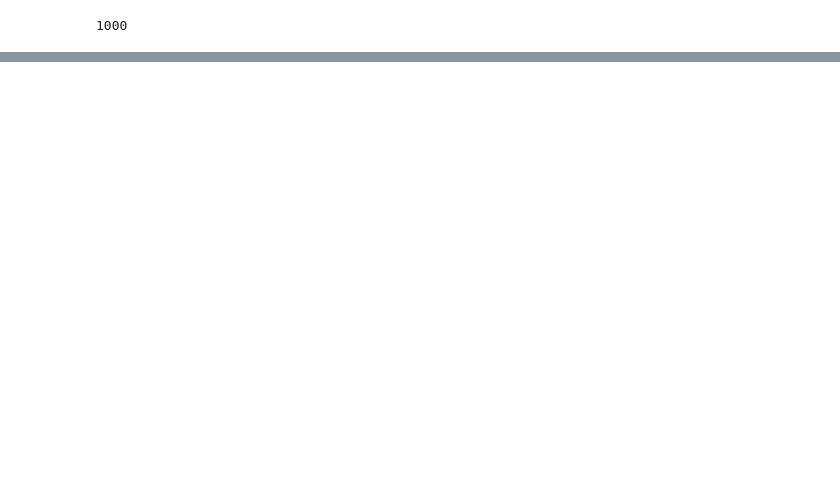
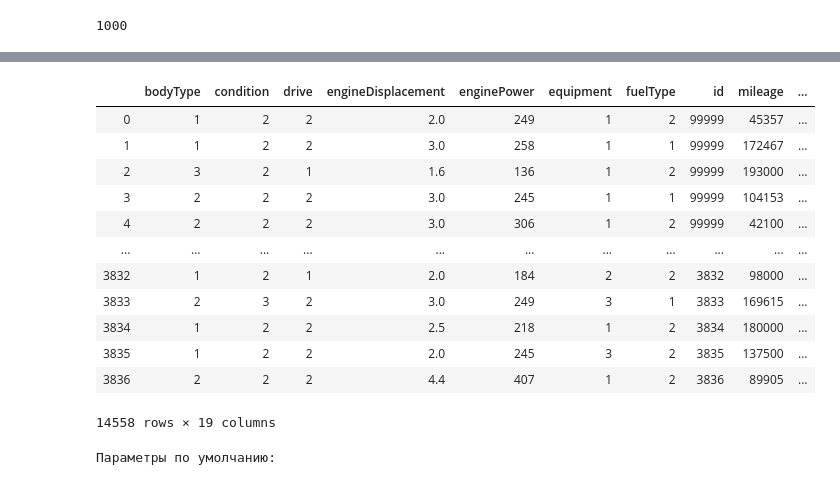
Before and after one commit to tatianazhemantseva/Car-price-prediction, a Jupyter notebook: project_BMW.ipynb, the cells around one changed output, grey strips where cells are left out. Drawn from its saved outputs; the diff is of its cells as text; code cells hidden in the pictures; blank space fills up the shorter version.

```diff
--- a/project_BMW.ipynb
+++ b/project_BMW.ipynb
@@ -1050,0 +1211,5 @@ NameError: name 'sample_submission' is not defined
+# %%
+ca3 = ca.copy()
+df3 = df.copy()
+ca3['id'] = 99999
+all3 = ca3.append(df3)
@@ -1050,0 +1224,16 @@ NameError: name 'sample_submission' is not defined
+# %%
+all3
+# %% [output]
+|  | bodyType | condition | drive | engineDisplacement | enginePower | equipment | fuelType | id | mileage | ... |
+| 0 | 1 | 2 | 2 | 2.0 | 249 | 1 | 2 | 99999 | 45357 | ... |
+| 1 | 1 | 2 | 2 | 3.0 | 258 | 1 | 1 | 99999 | 172467 | ... |
+| 2 | 3 | 2 | 1 | 1.6 | 136 | 1 | 2 | 99999 | 193000 | ... |
+| 3 | 2 | 2 | 2 | 3.0 | 245 | 1 | 1 | 99999 | 104153 | ... |
+| 4 | 2 | 2 | 2 | 3.0 | 306 | 1 | 2 | 99999 | 42100 | ... |
+| ... | ... | ... | ... | ... | ... | ... | ... | ... | ... | ... |
+| 3832 | 1 | 2 | 1 | 2.0 | 184 | 2 | 2 | 3832 | 98000 | ... |
+| 3833 | 2 | 3 | 2 | 3.0 | 249 | 3 | 1 | 3833 | 169615 | ... |
+| 3834 | 1 | 2 | 2 | 2.5 | 218 | 1 | 2 | 3834 | 180000 | ... |
+| 3835 | 1 | 2 | 2 | 2.0 | 245 | 3 | 2 | 3835 | 137500 | ... |
+| 3836 | 2 | 2 | 2 | 4.4 | 407 | 1 | 2 | 3836 | 89905 | ... |
+14558 rows × 19 columns
@@ -1050,0 +1260,34 @@ NameError: name 'sample_submission' is not defined
+# %%
+import pandas as pd
+import numpy as np
+import matplotlib.pyplot as plt
+
+from sklearn.model_selection import cross_val_score, train_test_split
+from sklearn.ensemble import BaggingClassifier, RandomForestClassifier
+from sklearn.tree import DecisionTreeClassifier
+from sklearn.linear_model import LogisticRegression
+from sklearn.preprocessing import StandardScaler
+from sklearn.metrics import accuracy_score
+#df = pd.read_csv('HR-dataset.csv')
+
+from pprint import pprint
+rf = RandomForestRegressor(random_state = 42)
+# Look at parameters used by our current forest
+print('Параметры по умолчанию:\n')
+#pprint(rf.get_params())
+
+np.random.seed(42)
+%matplotlib inline
+%config InlineBackend.figure_format = 'retina'
+
+#features = features.drop('empid')  # Удалим идентификатор пользователя как нерепрезентативный признак
+#print(features)
+
+#X, y = df[features].copy(), df[target]
+y = ca4.price.apply(lambda p: p/70*64)
+X = ca4.drop(['price', 'rabber', 'condition'], axis=1,)
+df2 = df4.drop(['id', 'rabber', 'condition'], axis = 1)
+target = 'left'
+features = X
+# %% [output]
+Параметры по умолчанию:
```
Also changed, not shown: parts of 44 cells of this notebook.
